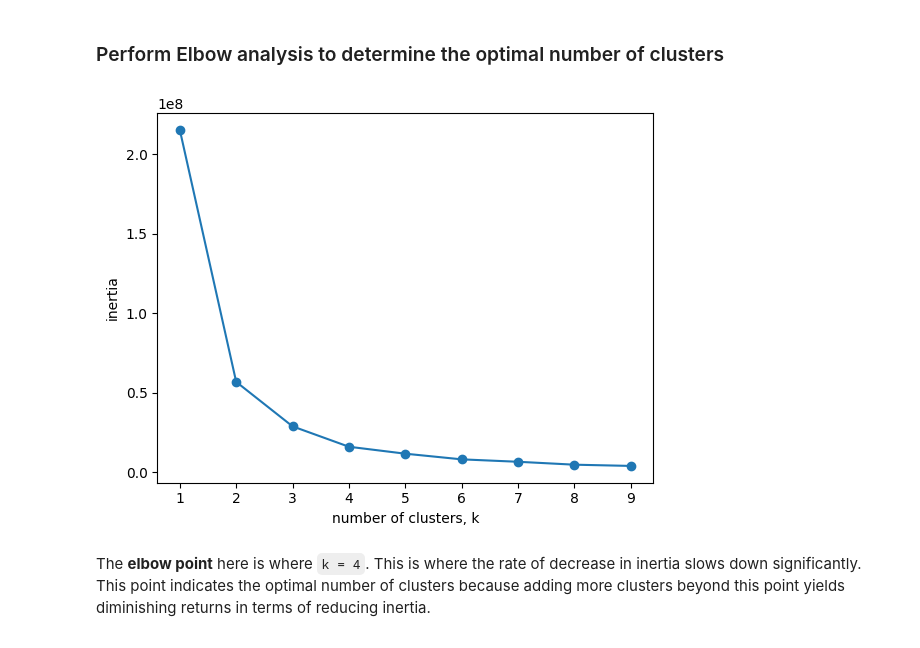
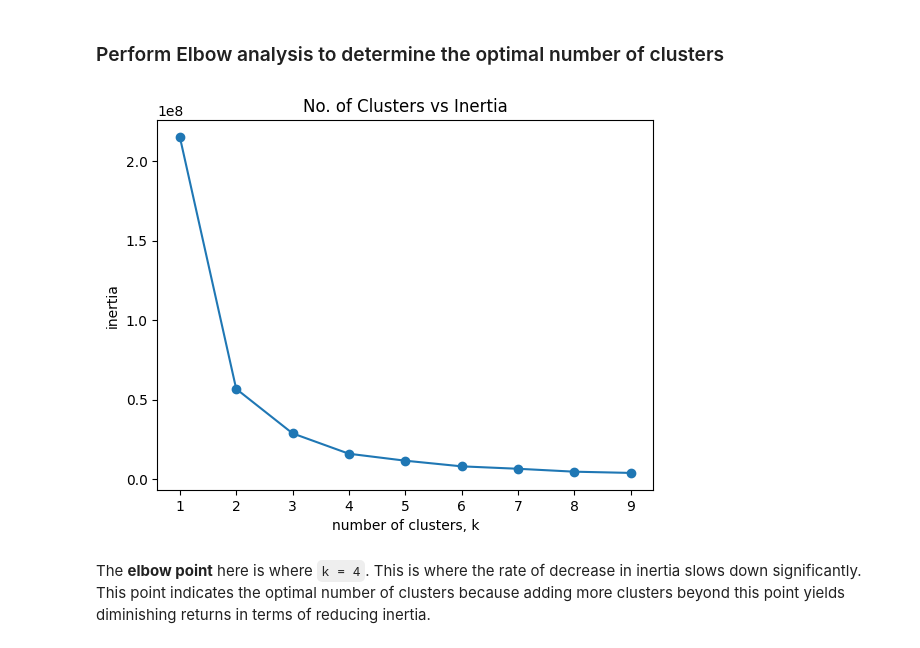
Before and after one commit to matchi-1/Clustering-Antarctic-Penguin-Species, a Jupyter notebook: notebooks/Clustering-Antartic-Penguins.ipynb, the cells around one changed output. Drawn from its saved outputs; the diff is of its cells as text; code cells hidden in the pictures.

Commit message:
plt title fix

```diff
--- a/notebooks/Clustering-Antartic-Penguins.ipynb
+++ b/notebooks/Clustering-Antartic-Penguins.ipynb
@@ -102,20 +102,21 @@ scaled_df = pd.DataFrame(scaled_data, columns=numeric_columns)
 # %%
 ks = range(1, 10)
 inertias = []
 
 for k in ks:
     model = KMeans(n_clusters=k, random_state=42)
     model.fit(penguins_df)
     inertias.append(model.inertia_)
 
 # Plot ks vs inertias
 plt.plot(ks, inertias, '-o')
 plt.xlabel('number of clusters, k')
 plt.ylabel('inertia')
 plt.xticks(ks)
+plt.title("No. of Clusters vs Inertia")
 plt.show()
 # %% [output]
-[figure, old version]
+[figure, new version]
 # %% [markdown]
 The **elbow point** here is where `k = 4`. This is where the rate of decrease in inertia slows down significantly. This point indicates the optimal number of clusters because adding more clusters beyond this point yields diminishing returns in terms of reducing inertia.
 # %% [markdown]
```
